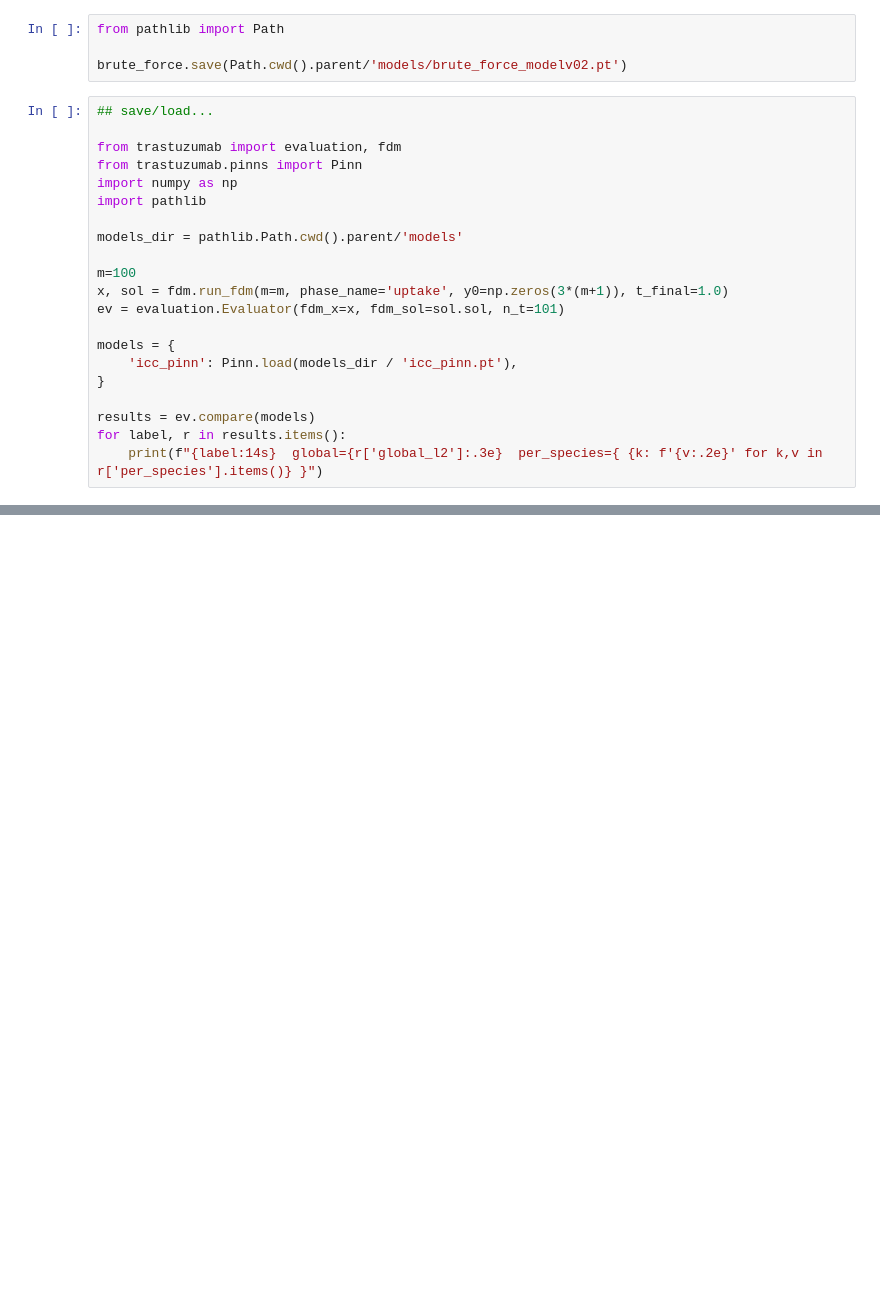
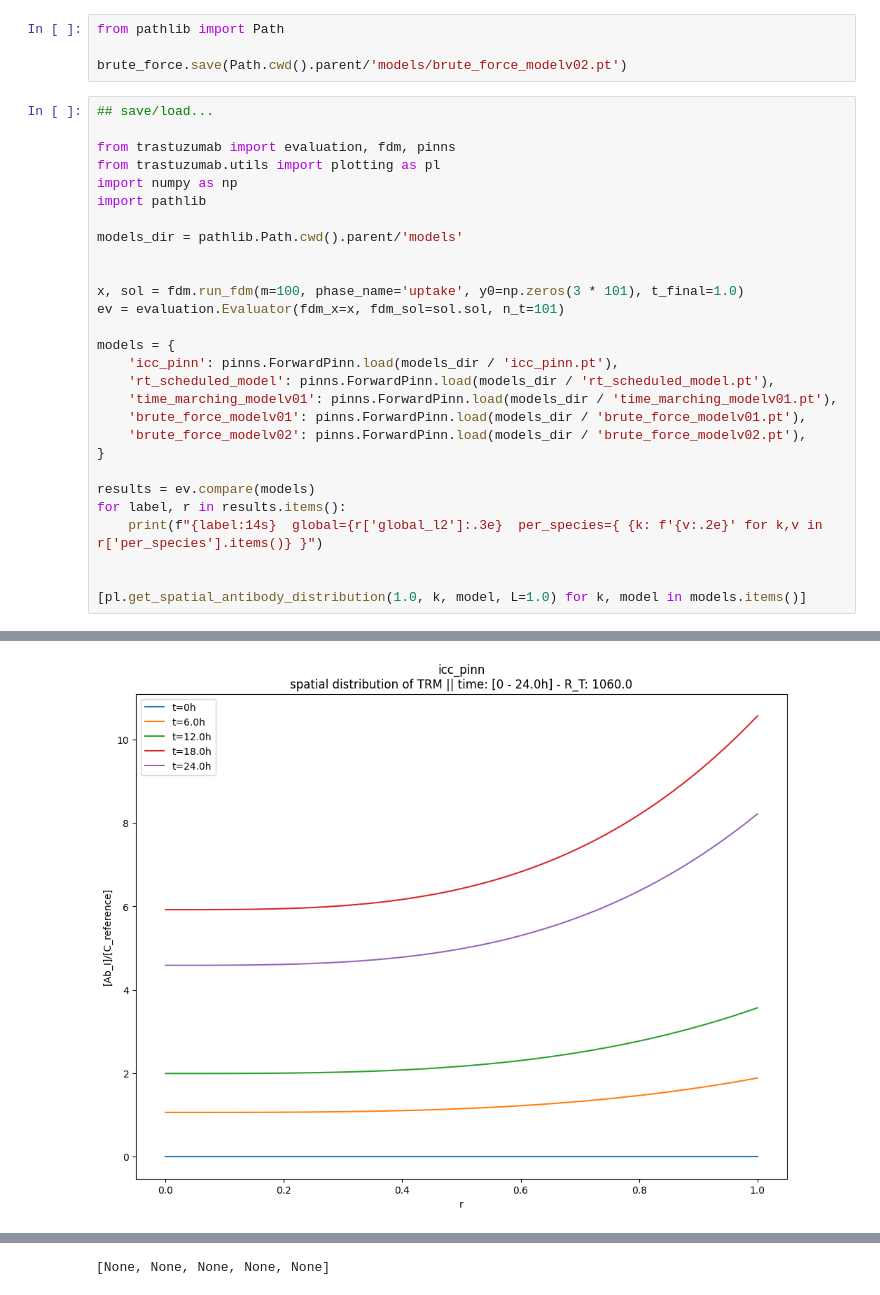
Before and after one commit to geovlach10/Spheroid_PINN, a Jupyter notebook: notebooks/pinn_runs.ipynb, the cells around one changed output, grey strips where cells are left out. Saved outputs shown, nothing was run; the diff lists cells and outputs as text; blank space fills up the shorter version.

```diff
--- a/notebooks/pinn_runs.ipynb
+++ b/notebooks/pinn_runs.ipynb
@@ -106,21 +106,29 @@ brute_force.save(Path.cwd().parent/'models/brute_force_modelv02.pt')
 # %%
 ## save/load...
 
-from trastuzumab import evaluation, fdm
-from trastuzumab.pinns import Pinn
+from trastuzumab import evaluation, fdm, pinns
+from trastuzumab.utils import plotting as pl
 import numpy as np
 import pathlib
 
 models_dir = pathlib.Path.cwd().parent/'models'
 
-m=100
-x, sol = fdm.run_fdm(m=m, phase_name='uptake', y0=np.zeros(3*(m+1)), t_final=1.0)
+
+x, sol = fdm.run_fdm(m=100, phase_name='uptake', y0=np.zeros(3 * 101), t_final=1.0)
 ev = evaluation.Evaluator(fdm_x=x, fdm_sol=sol.sol, n_t=101)
 
 models = {
-    'icc_pinn': Pinn.load(models_dir / 'icc_pinn.pt'),
+    'icc_pinn': pinns.ForwardPinn.load(models_dir / 'icc_pinn.pt'),
+    'rt_scheduled_model': pinns.ForwardPinn.load(models_dir / 'rt_scheduled_model.pt'),
+    'time_marching_modelv01': pinns.ForwardPinn.load(models_dir / 'time_marching_modelv01.pt'),
+    'brute_force_modelv01': pinns.ForwardPinn.load(models_dir / 'brute_force_modelv01.pt'),
+    'brute_force_modelv02': pinns.ForwardPinn.load(models_dir / 'brute_force_modelv02.pt'),
 }
 
 results = ev.compare(models)
 for label, r in results.items():
     print(f"{label:14s}  global={r['global_l2']:.3e}  per_species={ {k: f'{v:.2e}' for k,v in r['per_species'].items()} }")
+
+
+[pl.get_spatial_antibody_distribution(1.0, k, model, L=1.0) for k, model in models.items()]
+# %% [output]
@@ -126,0 +141 @@ for label, r in results.items():
+[figure, added]
@@ -127,3 +146,4 @@ for label, r in results.items():
+[None, None, None, None, None]
 # %%
 from trastuzumab.utils.plotting import plot_comparison
 plot_comparison(results, ev, models)
```
Also changed, not shown: parts of 15 cells of this notebook, 16 other files.
